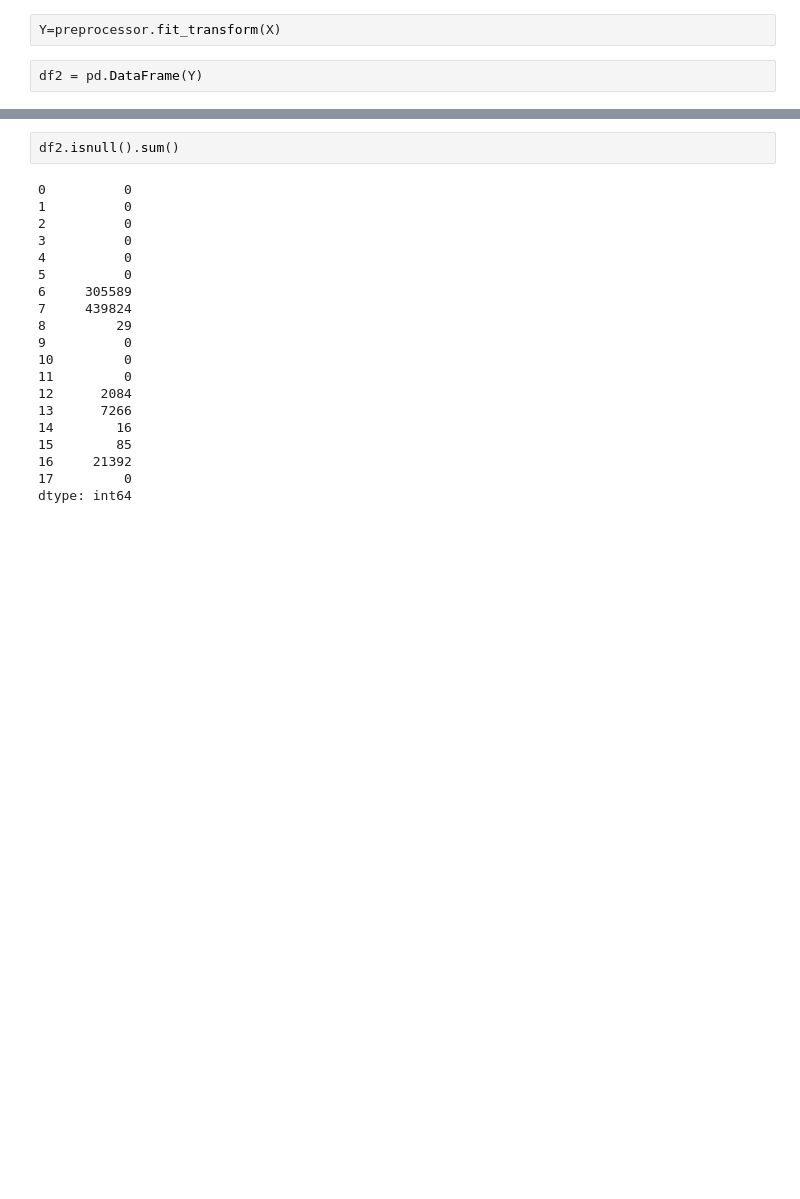
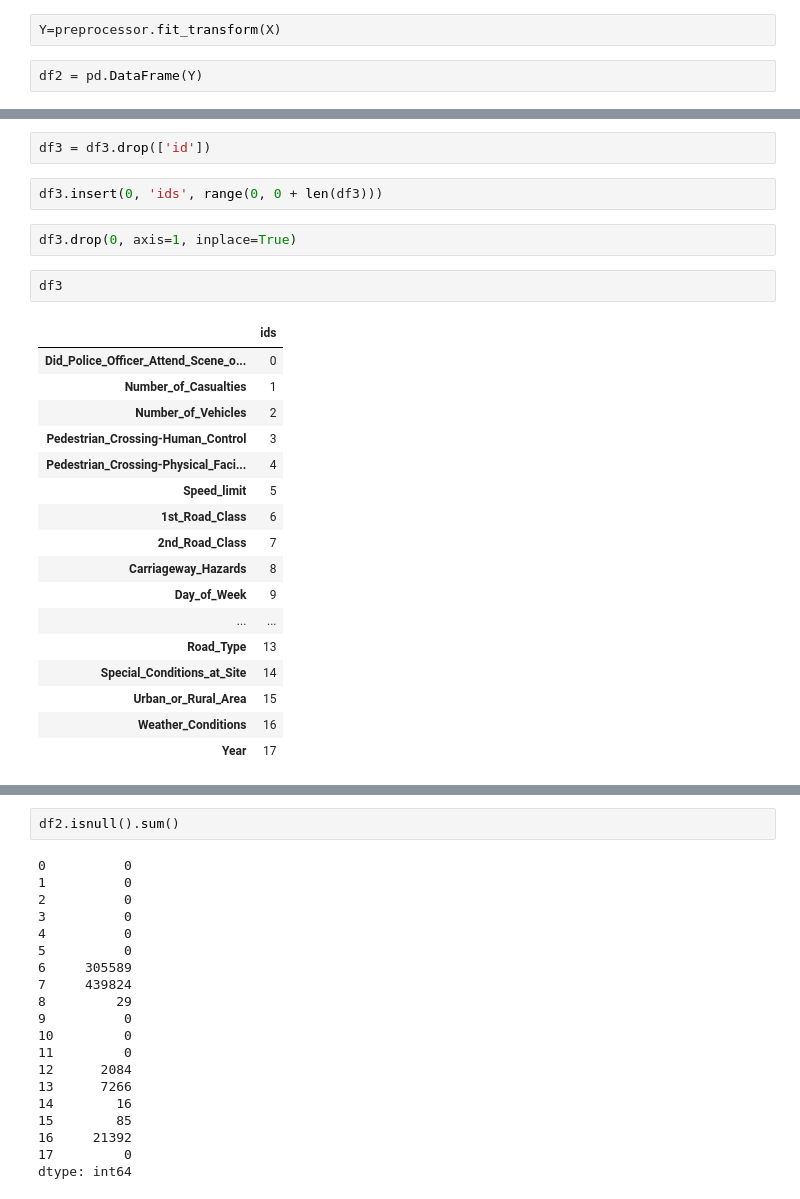
Before and after one commit to kmedri/Omdena_Predicting_RTC_Severity, a Jupyter notebook: PreProcessing/preprocessing_pipeline2.ipynb, the cells around one changed output, grey strips where cells are left out. Cells and saved outputs as stored; diff of their text form; blank space fills up the shorter version.

```diff
--- a/PreProcessing/preprocessing_pipeline2.ipynb
+++ b/PreProcessing/preprocessing_pipeline2.ipynb
@@ -122 +215,27 @@ df2 = pd.DataFrame(Y)
+# %%
+df3 = df3.drop(['id'])
+# %%
+df3.insert(0, 'ids', range(0, 0 + len(df3)))
+# %%
+df3.drop(0, axis=1, inplace=True)
+# %%
+df3
+# %% [output]
+|  | ids |
+| Did_Police_Officer_Attend_Scene_o... | 0 |
+| Number_of_Casualties | 1 |
+| Number_of_Vehicles | 2 |
+| Pedestrian_Crossing-Human_Control | 3 |
+| Pedestrian_Crossing-Physical_Faci... | 4 |
+| Speed_limit | 5 |
+| 1st_Road_Class | 6 |
+| 2nd_Road_Class | 7 |
+| Carriageway_Hazards | 8 |
+| Day_of_Week | 9 |
+| ... | ... |
+| Road_Type | 13 |
+| Special_Conditions_at_Site | 14 |
+| Urban_or_Rural_Area | 15 |
+| Weather_Conditions | 16 |
+| Year | 17 |
 # %%
```
Also changed, not shown: parts of 14 cells of this notebook, 3 other files.
